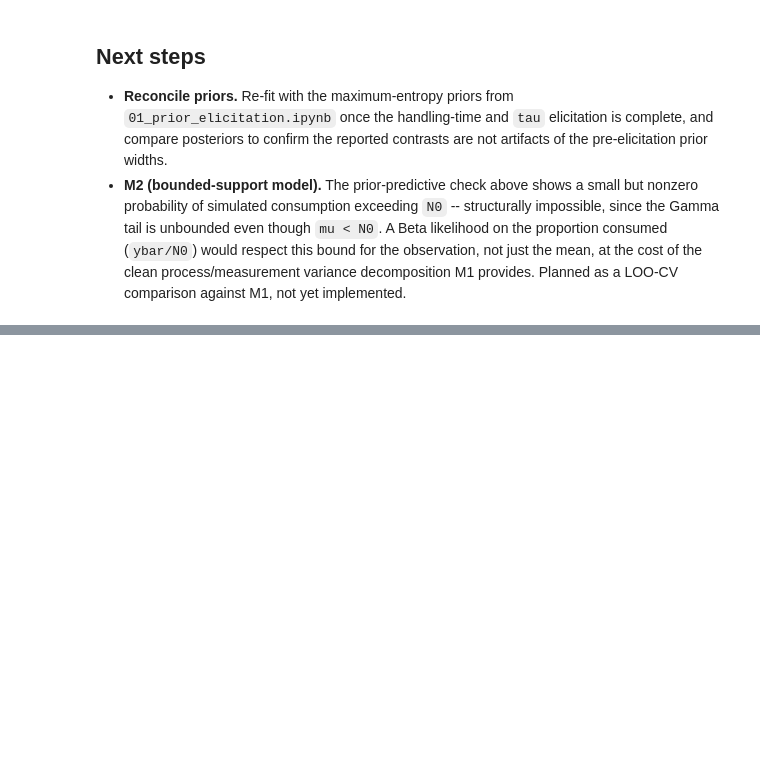
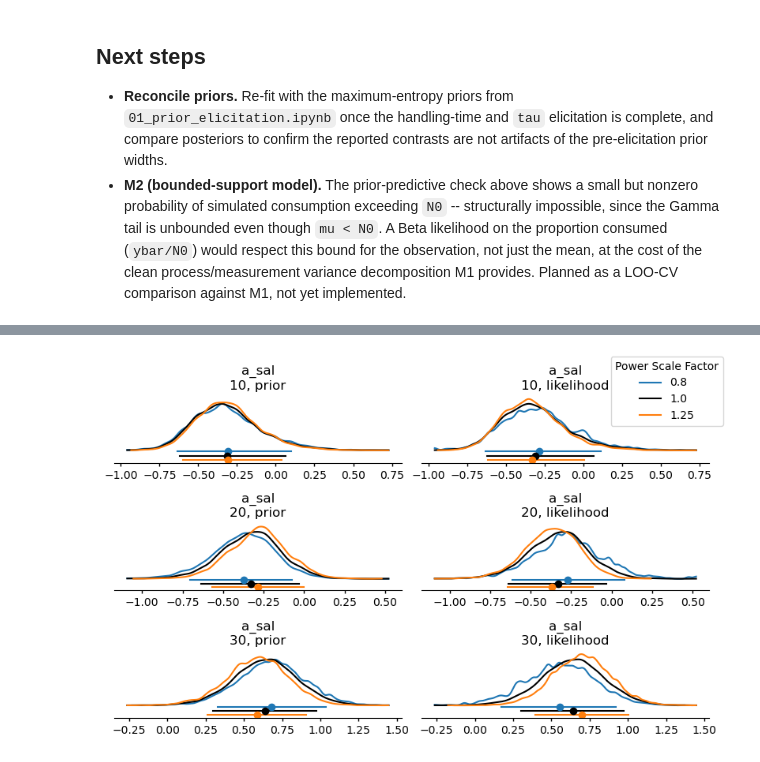
Before and after one commit to erdemkarakoylu/nandini_et_al, a Jupyter notebook: notebooks/02_sampling_and_inference.ipynb, the cells around one changed output, grey strips where cells are left out. Cells and saved outputs as stored; diff of their text form; code cells hidden in the pictures; blank space fills up the shorter version.

Commit message:
psense evaluations

```diff
--- a/notebooks/02_sampling_and_inference.ipynb
+++ b/notebooks/02_sampling_and_inference.ipynb
@@ -487,0 +534,6 @@ summarize_prior_posterior(idata, ["h_prey", "h_sal", "h_int"])
+# %%
+pc = azp.plot_psense_dist(idata, var_names=["a_sal"], figure_kwargs={"figsize": (8, 5)})
+pc.viz["figure"].item().tight_layout()
+pc.savefig(FIG_DIR / "psense_a_sal.png", dpi=300, bbox_inches="tight")
+# %% [output]
+[figure, added]
```
Also changed, not shown: parts of 8 cells of this notebook, 7 other files.
